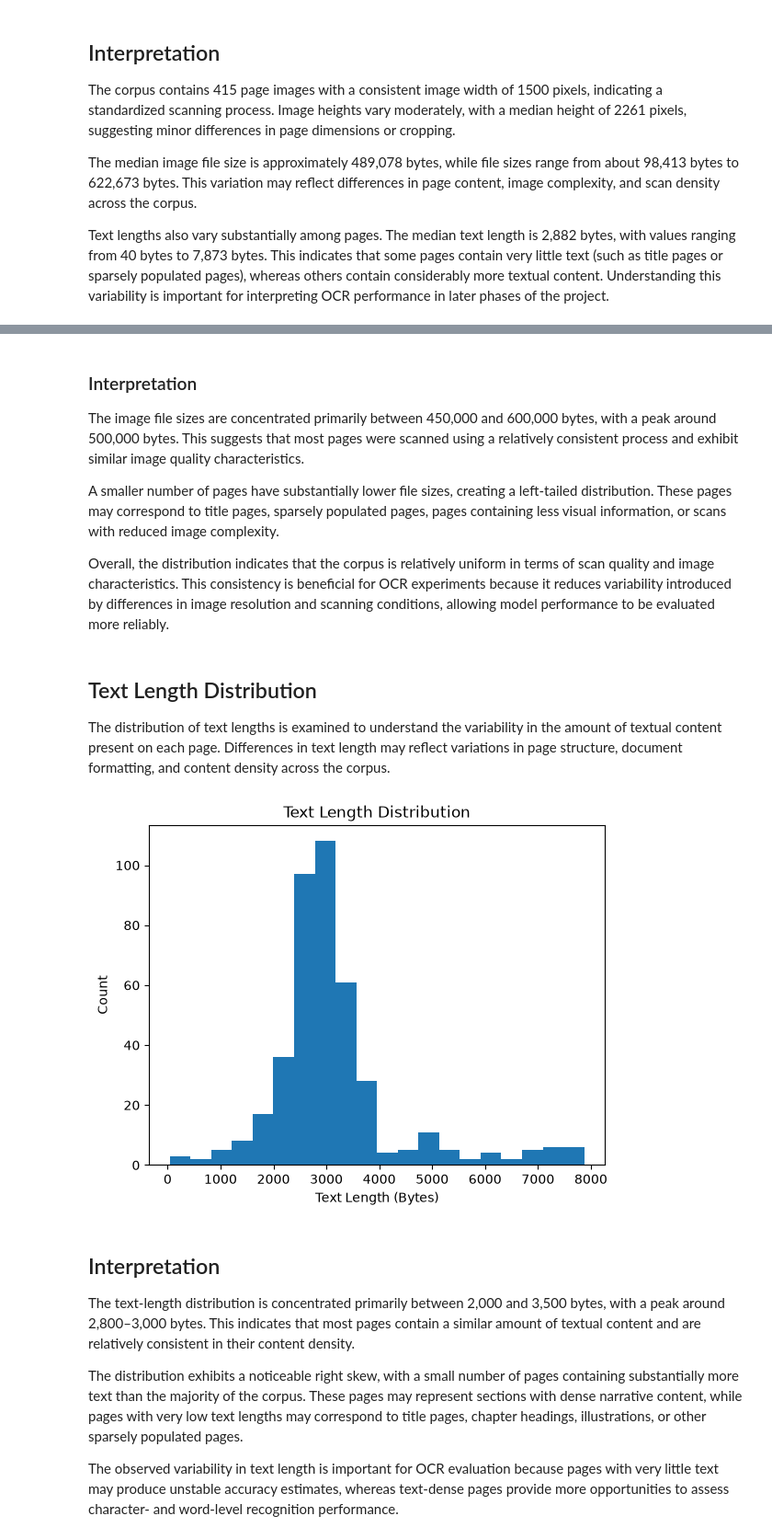
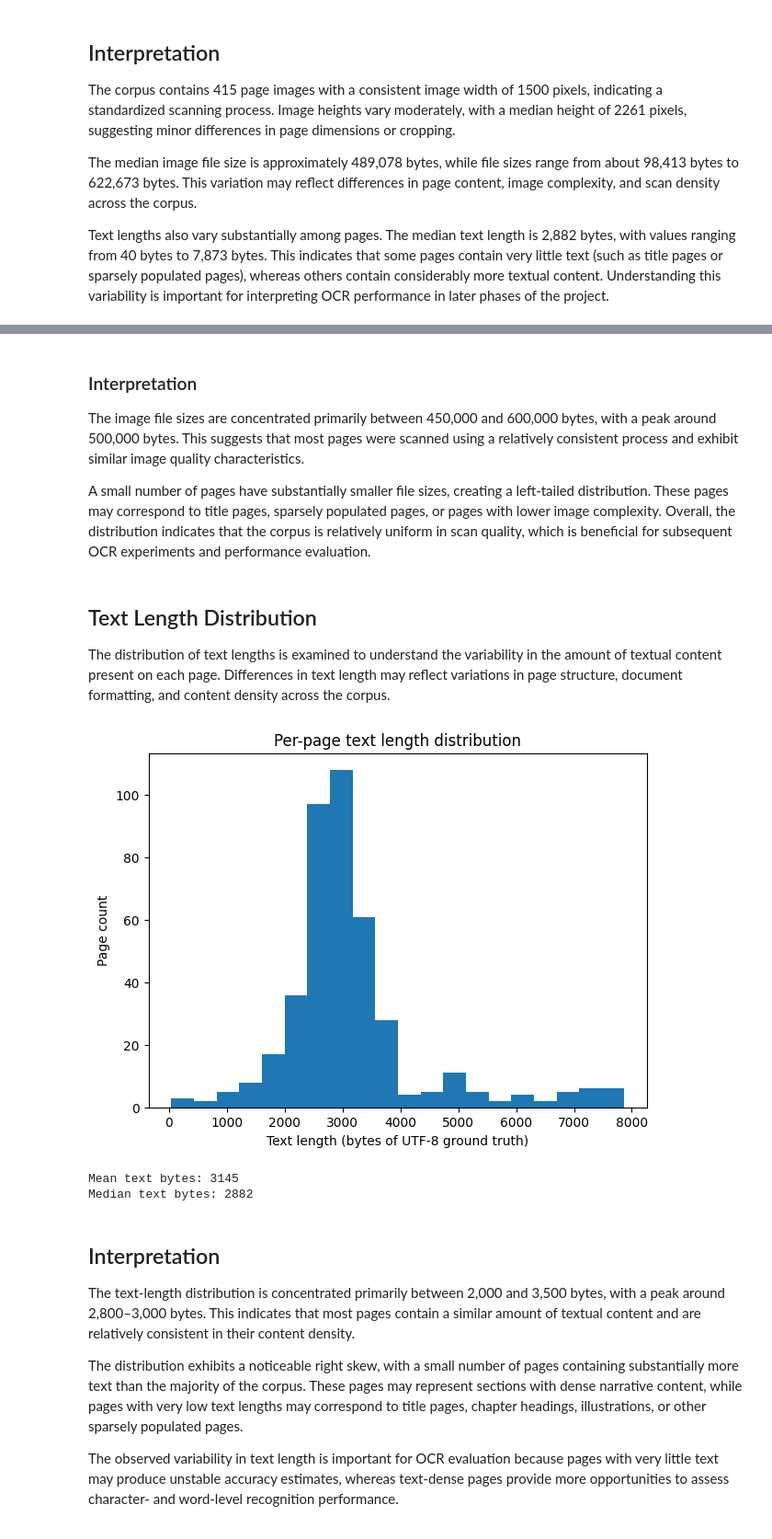
Before and after one commit to Pumapumapumas/ml-class-project, a Jupyter notebook: notebooks/01_corpus_characterization.ipynb, the cells around one changed output, grey strips where cells are left out. Shown at 92% size. Saved outputs shown, nothing was run; the diff lists cells and outputs as text; code cells hidden in the pictures.

```diff
--- a/notebooks/01_corpus_characterization.ipynb
+++ b/notebooks/01_corpus_characterization.ipynb
@@ -219,21 +99,9 @@ plt.show()
 # %% [markdown]
 ### Interpretation
 
-The image file sizes are concentrated primarily between 450,000 and 600,000
-bytes, with a peak around 500,000 bytes. This suggests that most pages were
-scanned using a relatively consistent process and exhibit similar image quality
-characteristics.
+The image file sizes are concentrated primarily between 450,000 and 600,000 bytes, with a peak around 500,000 bytes. This suggests that most pages were scanned using a relatively consistent process and exhibit similar image quality characteristics.
 
-A smaller number of pages have substantially lower file sizes, creating a
-left-tailed distribution. These pages may correspond to title pages, sparsely
-populated pages, pages containing less visual information, or scans with reduced
-image complexity.
-
-Overall, the distribution indicates that the corpus is relatively uniform in
-terms of scan quality and image characteristics. This consistency is beneficial
-for OCR experiments because it reduces variability introduced by differences in
-image resolution and scanning conditions, allowing model performance to be
-evaluated more reliably.
+A small number of pages have substantially smaller file sizes, creating a left-tailed distribution. These pages may correspond to title pages, sparsely populated pages, or pages with lower image complexity. Overall, the distribution indicates that the corpus is relatively uniform in scan quality, which is beneficial for subsequent OCR experiments and performance evaluation.
 # %% [markdown]
 ## Text Length Distribution
 
@@ -241,14 +109,20 @@ The distribution of text lengths is examined to understand the variability in
 the amount of textual content present on each page. Differences in text length
 may reflect variations in page structure, document formatting, and content
 density across the corpus.
-# %%
-plt.hist(df["text_bytes"], bins=20)
-plt.title("Text Length Distribution")
-plt.xlabel("Text Length (Bytes)")
-plt.ylabel("Count")
-plt.show()
-# %% [output]
-[figure, removed]
+# %%
+fig, ax = plt.subplots(figsize=(7, 5))
+ax.hist(df['text_bytes'], bins=20)
+ax.set_xlabel('Text length (bytes of UTF-8 ground truth)')
+ax.set_ylabel('Page count')
+ax.set_title('Per-page text length distribution')
+fig.savefig(FIG_DIR / 'text_length_distribution.png', dpi=150, bbox_inches='tight')
+plt.show()
+print(f'Mean text bytes: {df["text_bytes"].mean():.0f}')
+print(f'Median text bytes: {df["text_bytes"].median():.0f}')
+# %% [output]
+[figure, added]
+Mean text bytes: 3145
+Median text bytes: 2882
 # %% [markdown]
 ## Interpretation
 
```
Also changed, not shown: parts of 36 cells of this notebook, 4 other files.
